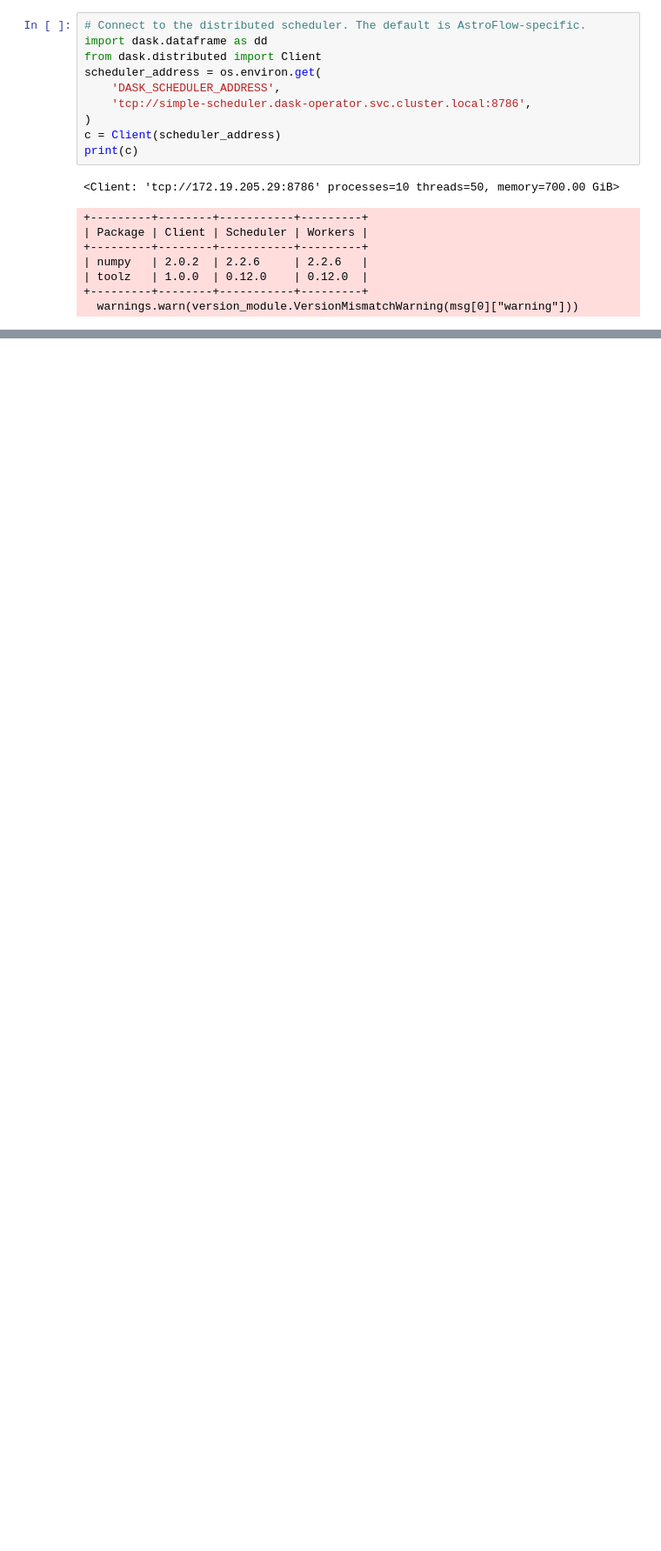
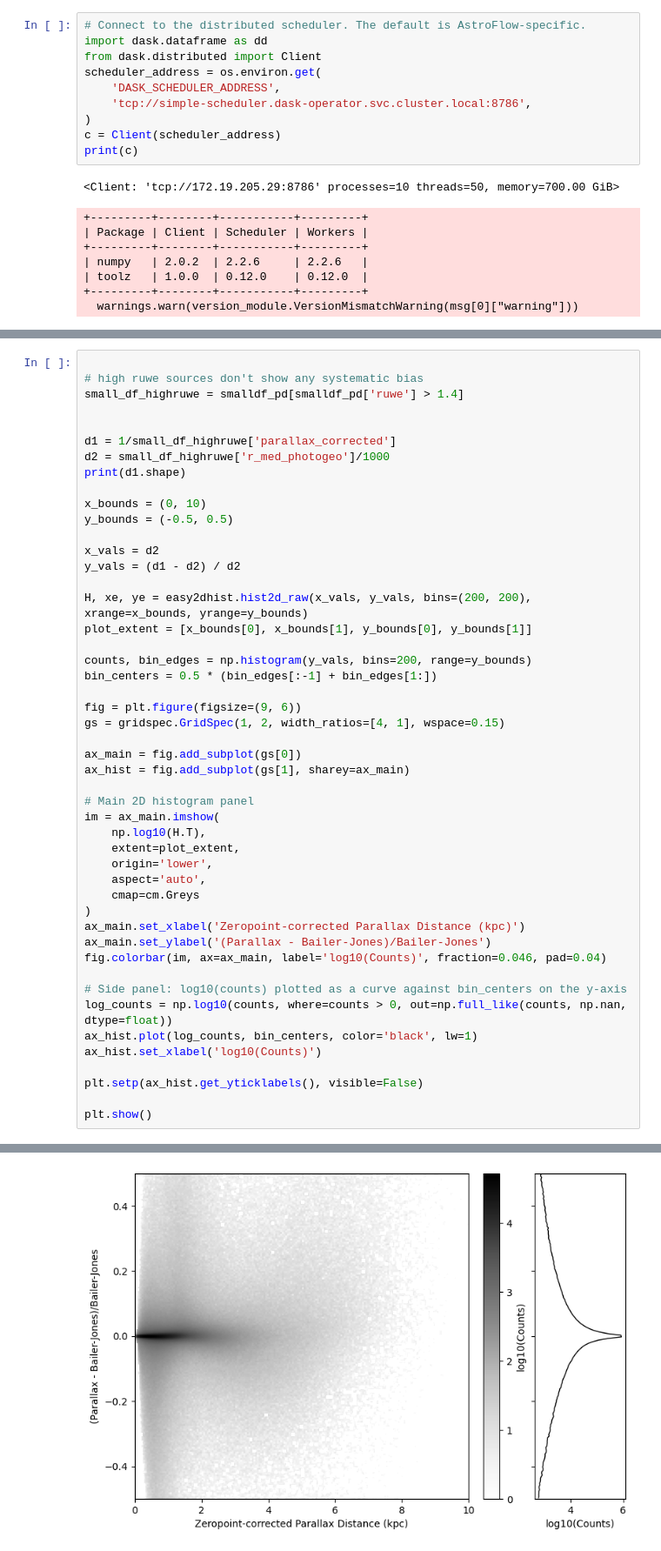
Before and after one commit to wfau/astroflow-community, a Jupyter notebook: science/compare_parallax_BailerJones.ipynb, the cells around one changed output, grey strips where cells are left out. Shown at 87% size. Cells and saved outputs as stored; diff of their text form; blank space fills up the shorter version.

```diff
--- a/science/compare_parallax_BailerJones.ipynb
+++ b/science/compare_parallax_BailerJones.ipynb
@@ -301,0 +355,49 @@ Differences between these panels isolate the effect of the Gaia parallax zero-po
+# %%
+
+# high ruwe sources don't show any systematic bias
+small_df_highruwe = smalldf_pd[smalldf_pd['ruwe'] > 1.4]
+
+
+d1 = 1/small_df_highruwe['parallax_corrected']
+d2 = small_df_highruwe['r_med_photogeo']/1000
+print(d1.shape)
+
+x_bounds = (0, 10)
+y_bounds = (-0.5, 0.5)
+
+x_vals = d2
+y_vals = (d1 - d2) / d2
+
+H, xe, ye = easy2dhist.hist2d_raw(x_vals, y_vals, bins=(200, 200), xrange=x_bounds, yrange=y_bounds)
+plot_extent = [x_bounds[0], x_bounds[1], y_bounds[0], y_bounds[1]]
+
+counts, bin_edges = np.histogram(y_vals, bins=200, range=y_bounds)
+bin_centers = 0.5 * (bin_edges[:-1] + bin_edges[1:])
+
+fig = plt.figure(figsize=(9, 6))
+gs = gridspec.GridSpec(1, 2, width_ratios=[4, 1], wspace=0.15)
+
+ax_main = fig.add_subplot(gs[0])
+ax_hist = fig.add_subplot(gs[1], sharey=ax_main)
+
+# Main 2D histogram panel
+im = ax_main.imshow(
+    np.log10(H.T),
+    extent=plot_extent,
+    origin='lower',
+    aspect='auto',
+    cmap=cm.Greys
+)
+ax_main.set_xlabel('Zeropoint-corrected Parallax Distance (kpc)')
+ax_main.set_ylabel('(Parallax - Bailer-Jones)/Bailer-Jones')
+fig.colorbar(im, ax=ax_main, label='log10(Counts)', fraction=0.046, pad=0.04)
+
+# Side panel: log10(counts) plotted as a curve against bin_centers on the y-axis
+log_counts = np.log10(counts, where=counts > 0, out=np.full_like(counts, np.nan, dtype=float))
+ax_hist.plot(log_counts, bin_centers, color='black', lw=1)
+ax_hist.set_xlabel('log10(Counts)')
+
+plt.setp(ax_hist.get_yticklabels(), visible=False)
+
+plt.show()
+# %% [output]
@@ -301,0 +405 @@ Differences between these panels isolate the effect of the Gaia parallax zero-po
+[figure, added]
```
Also changed, not shown: parts of 35 cells of this notebook.
